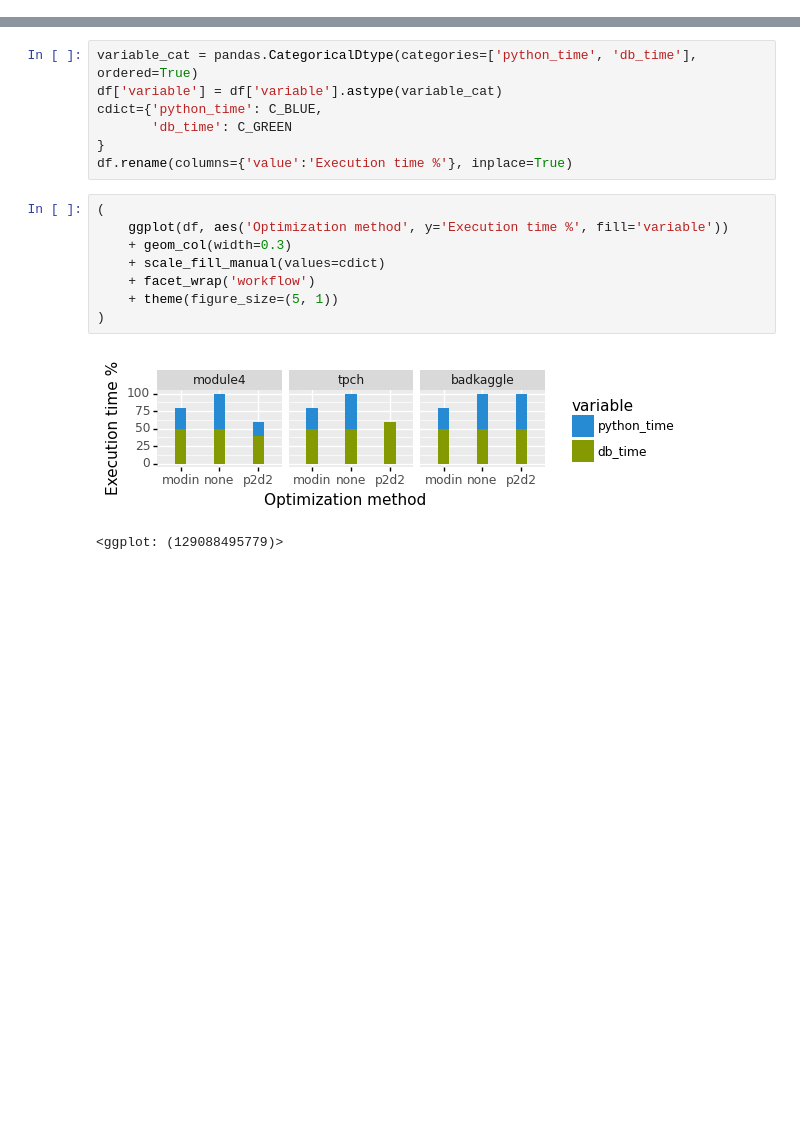
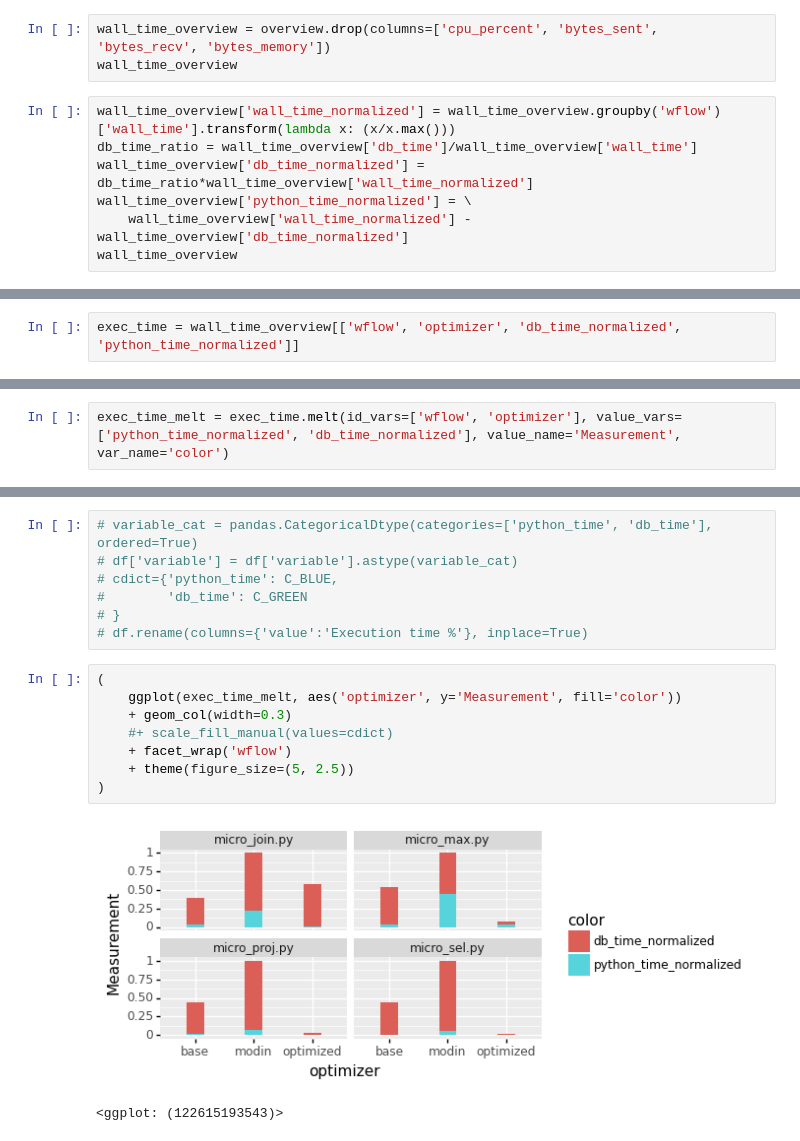
Before and after one commit to yoreei/p2d2, a Jupyter notebook: docs/3Microbenchmarks.ipynb, the cells around one changed output, grey strips where cells are left out. Saved outputs shown, nothing was run; the diff lists cells and outputs as text; blank space fills up the shorter version.

```diff
--- a/docs/3Microbenchmarks.ipynb
+++ b/docs/3Microbenchmarks.ipynb
@@ -16,0 +34,10 @@ df = df.melt(id_vars=['workflow', 'Optimization method'], value_vars=['python_ti
+# %%
+wall_time_overview = overview.drop(columns=['cpu_percent', 'bytes_sent', 'bytes_recv', 'bytes_memory'])
+wall_time_overview
+# %%
+wall_time_overview['wall_time_normalized'] = wall_time_overview.groupby('wflow')['wall_time'].transform(lambda x: (x/x.max()))
+db_time_ratio = wall_time_overview['db_time']/wall_time_overview['wall_time']
+wall_time_overview['db_time_normalized'] = db_time_ratio*wall_time_overview['wall_time_normalized']
+wall_time_overview['python_time_normalized'] = \
+    wall_time_overview['wall_time_normalized'] - wall_time_overview['db_time_normalized']
+wall_time_overview
@@ -16,0 +58,2 @@ df = df.melt(id_vars=['workflow', 'Optimization method'], value_vars=['python_ti
+# %%
+exec_time = wall_time_overview[['wflow', 'optimizer', 'db_time_normalized', 'python_time_normalized']]
@@ -16,0 +76,2 @@ df = df.melt(id_vars=['workflow', 'Optimization method'], value_vars=['python_ti
+# %%
+exec_time_melt = exec_time.melt(id_vars=['wflow', 'optimizer'], value_vars=['python_time_normalized', 'db_time_normalized'], value_name='Measurement', var_name='color')
@@ -17,18 +98,18 @@ df = df.melt(id_vars=['workflow', 'Optimization method'], value_vars=['python_ti
 # %%
-variable_cat = pandas.CategoricalDtype(categories=['python_time', 'db_time'], ordered=True)
-df['variable'] = df['variable'].astype(variable_cat)
-cdict={'python_time': C_BLUE,
-       'db_time': C_GREEN
-}
-df.rename(columns={'value':'Execution time %'}, inplace=True)
+# variable_cat = pandas.CategoricalDtype(categories=['python_time', 'db_time'], ordered=True)
+# df['variable'] = df['variable'].astype(variable_cat)
+# cdict={'python_time': C_BLUE,
+#        'db_time': C_GREEN
+# }
+# df.rename(columns={'value':'Execution time %'}, inplace=True)
 # %%
 (
-    ggplot(df, aes('Optimization method', y='Execution time %', fill='variable'))
+    ggplot(exec_time_melt, aes('optimizer', y='Measurement', fill='color'))
     + geom_col(width=0.3)
-    + scale_fill_manual(values=cdict)
-    + facet_wrap('workflow')
-    + theme(figure_size=(5, 1))
+    #+ scale_fill_manual(values=cdict)
+    + facet_wrap('wflow')
+    + theme(figure_size=(5, 2.5))
 )
 # %% [output]
-[figure, old version]
+[figure, new version]
-<ggplot: (129088495779)>
+<ggplot: (122615193543)>
```
Also changed, not shown: parts of 11 cells of this notebook, 40 other files.
